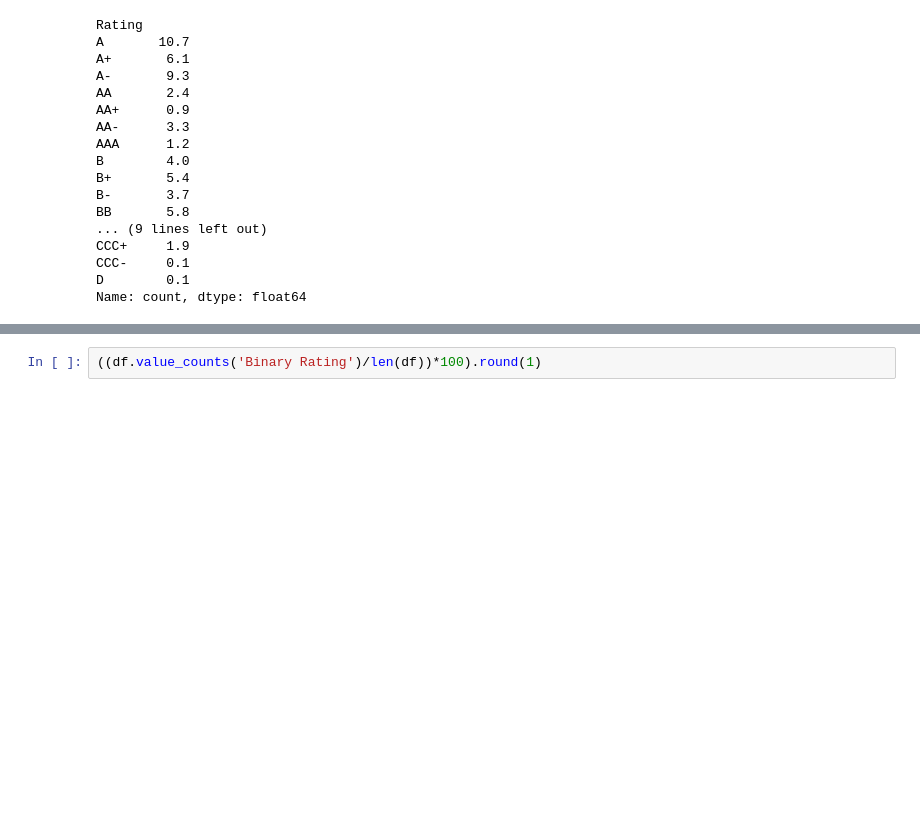
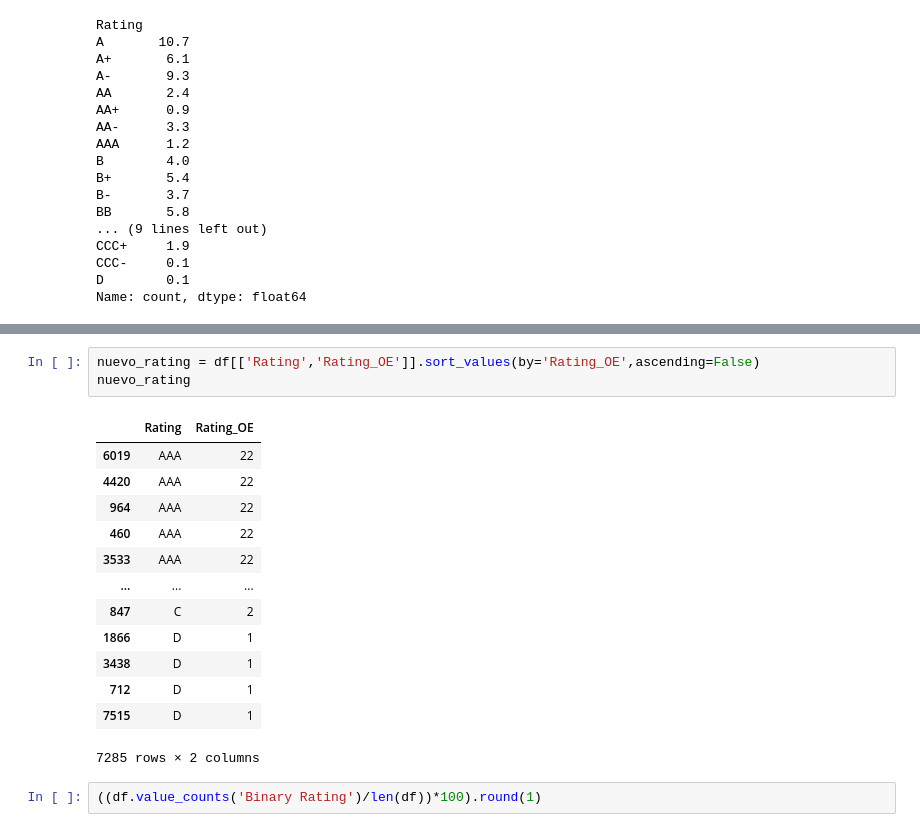
Before and after one commit to jfdonosom/Notebooks, a Jupyter notebook: Preentrega_DSII_Donoso_Mendieta.ipynb, the cells around one changed output, grey strips where cells are left out. Cells and saved outputs as stored; diff of their text form; blank space fills up the shorter version.

```diff
--- a/Preentrega_DSII_Donoso_Mendieta.ipynb
+++ b/Preentrega_DSII_Donoso_Mendieta.ipynb
@@ -148,3 +173,20 @@ df[['Rating','Rating_oe']].sort_values(by='Rating')
+# %%
+nuevo_rating = df[['Rating','Rating_OE']].sort_values(by='Rating_OE',ascending=False)
+nuevo_rating
+# %% [output]
+|  | Rating | Rating_OE |
+| 6019 | AAA | 22 |
+| 4420 | AAA | 22 |
+| 964 | AAA | 22 |
+| 460 | AAA | 22 |
+| 3533 | AAA | 22 |
+| ... | ... | ... |
+| 847 | C | 2 |
+| 1866 | D | 1 |
+| 3438 | D | 1 |
+| 712 | D | 1 |
+| 7515 | D | 1 |
+7285 rows × 2 columns
 # %%
 ((df.value_counts('Binary Rating')/len(df))*100).round(1)
 # %% [output]
```
Also changed, not shown: parts of 22 cells of this notebook.
